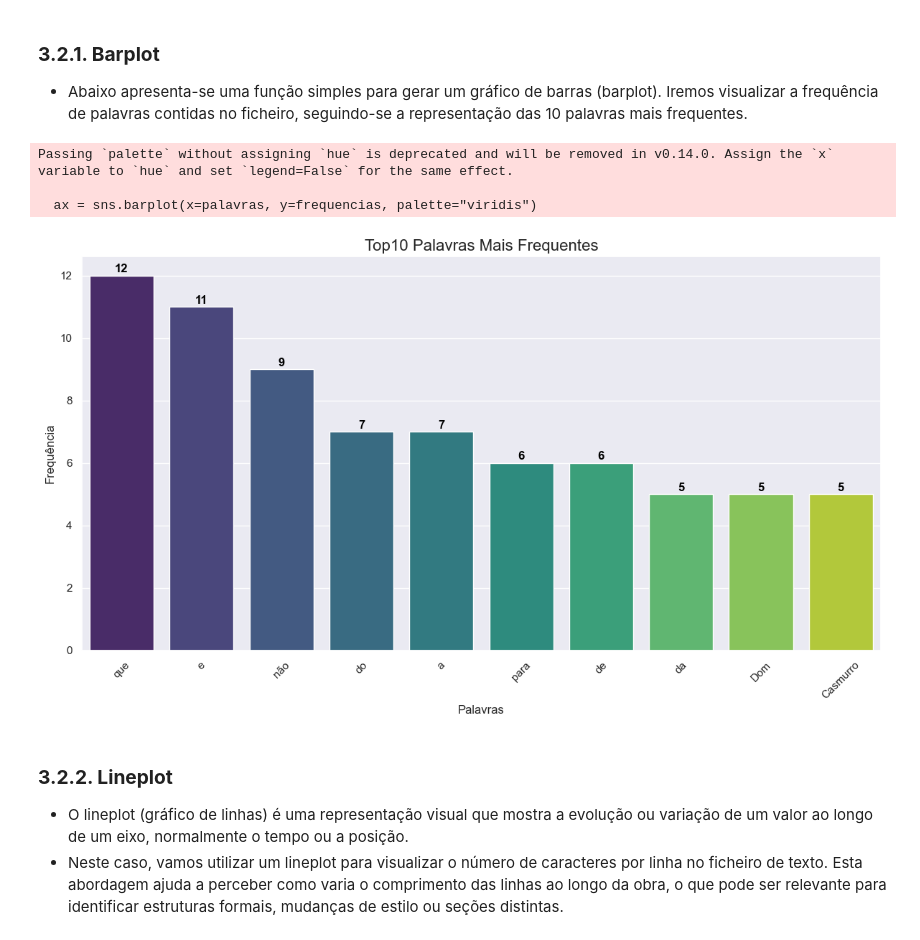
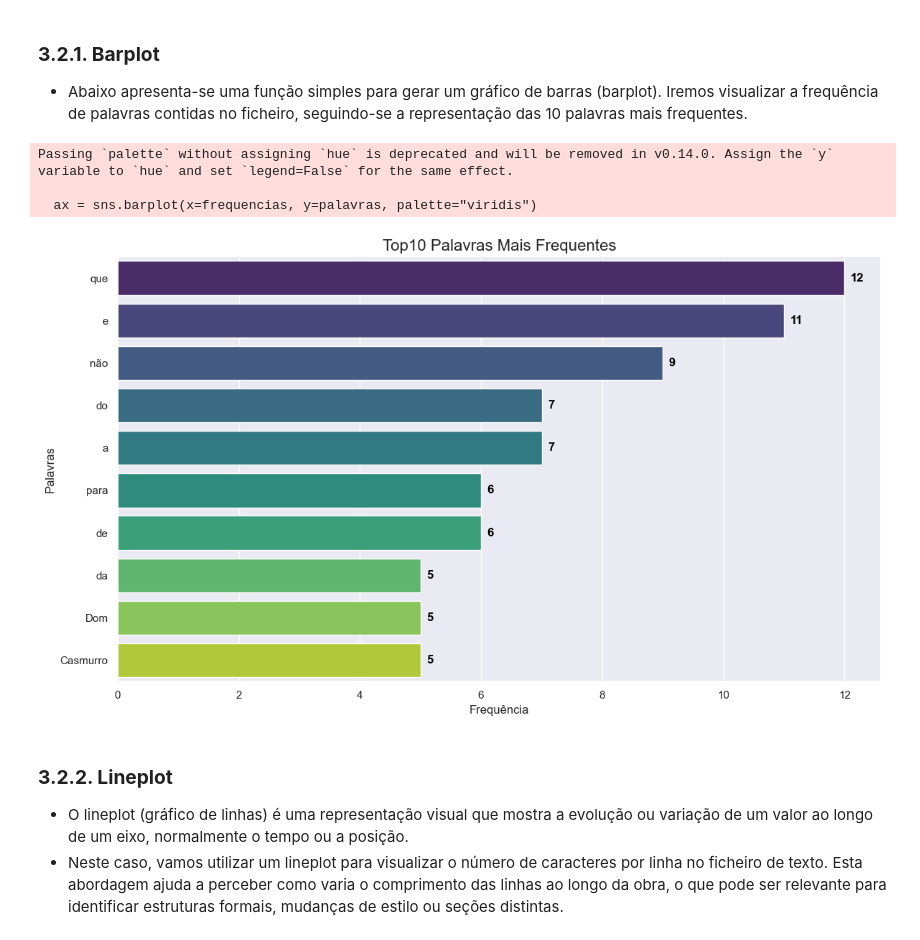
Before and after one commit to Vullkano/Filologia_Digital-Modulo_V, a Jupyter notebook: Session3/FL_Session3.ipynb, the cells around one changed output. Drawn from its saved outputs; the diff is of its cells as text; code cells hidden in the pictures.

```diff
--- a/Session3/FL_Session3.ipynb
+++ b/Session3/FL_Session3.ipynb
@@ -453,0 +518,39 @@ tree.write('saida_tei.xml', encoding='utf-8', xml_declaration=True)
+# %%
+from xml.etree.ElementTree import Element, SubElement, ElementTree
+
+# Função auxiliar
+def gerar_tei(texto, titulo, autor):
+    tei = Element("TEI", xmlns="http://www.tei-c.org/ns/1.0")
+
+    # Header
+    teiHeader = SubElement(tei, "teiHeader")
+    fileDesc = SubElement(teiHeader, "fileDesc")
+
+    titleStmt = SubElement(fileDesc, "titleStmt")
+    SubElement(titleStmt, "title").text = titulo
+    SubElement(titleStmt, "author").text = autor
+
+    publicationStmt = SubElement(fileDesc, "publicationStmt")
+    SubElement(publicationStmt, "p").text = "Publicado para fins académicos."
+
+    sourceDesc = SubElement(fileDesc, "sourceDesc")
+    SubElement(sourceDesc, "p").text = "Texto carregado de ficheiro externo."
+
+    # Corpo
+    text_el = SubElement(tei, "text")
+    body = SubElement(text_el, "body")
+
+    for paragrafo in texto.split("\n"):
+        if paragrafo.strip():
+            SubElement(body, "p").text = paragrafo.strip()
+
+    return tei
+
+# Ler texto de ficheiro
+with open("text.txt", encoding="utf-8") as f:
+    conteudo = f.read()
+
+tei_tree = gerar_tei(conteudo, "Dom Casmurro", "Machado de Assis")
+
+# Guardar ficheiro XML
+ElementTree(tei_tree).write("saida_dom_casmurro.xml", encoding="utf-8", xml_declaration=True)
@@ -704,37 +842,37 @@ def plot_barplot_sns(x, y, titulo='Frequência de Palavras', horizontal=False):
     data = list(zip(x, y))
     data = sorted(data, key=lambda item: item[1], reverse=True)
     palavras, frequencias = zip(*data)
 
     ax = None
 
     if horizontal:
         ax = sns.barplot(x=frequencias, y=palavras, palette="viridis")
         plt.xlabel('Frequência')
         plt.ylabel('Palavras')
 
         # Adicionar os valores no final das barras
         for i, v in enumerate(frequencias):
             ax.text(v + 0.1, i, str(v), color='black', va='center', fontweight='bold')
     else:
         ax = sns.barplot(x=palavras, y=frequencias, palette="viridis")
         plt.xlabel('Palavras')
         plt.ylabel('Frequência')
         plt.xticks(rotation=45)
 
         # Adicionar os valores no topo das barras
         for i, v in enumerate(frequencias):
             ax.text(i, v + 0.1, str(v), color='black', ha='center', fontweight='bold')
 
     plt.title(titulo, fontsize=16)
     plt.tight_layout()
     plt.show()
 
-plot_barplot_sns(high_contar.keys(), high_contar.values(), titulo='Top10 Palavras Mais Frequentes', horizontal=False)
+plot_barplot_sns(high_contar.keys(), high_contar.values(), titulo='Top10 Palavras Mais Frequentes', horizontal=True)
 # %% [output]
-Passing `palette` without assigning `hue` is deprecated and will be removed in v0.14.0. Assign the `x` variable to `hue` and set `legend=False` for the same effect.
+Passing `palette` without assigning `hue` is deprecated and will be removed in v0.14.0. Assign the `y` variable to `hue` and set `legend=False` for the same effect.
 
-  ax = sns.barplot(x=palavras, y=frequencias, palette="viridis")
+  ax = sns.barplot(x=frequencias, y=palavras, palette="viridis")
-[figure, old version]
+[figure, new version]
 # %% [markdown]
 <a class='anchor' id='3.2.2.'></a>
 ### **3.2.2. Lineplot**
```
Also changed, not shown: parts of 21 cells of this notebook, 1 other file.
